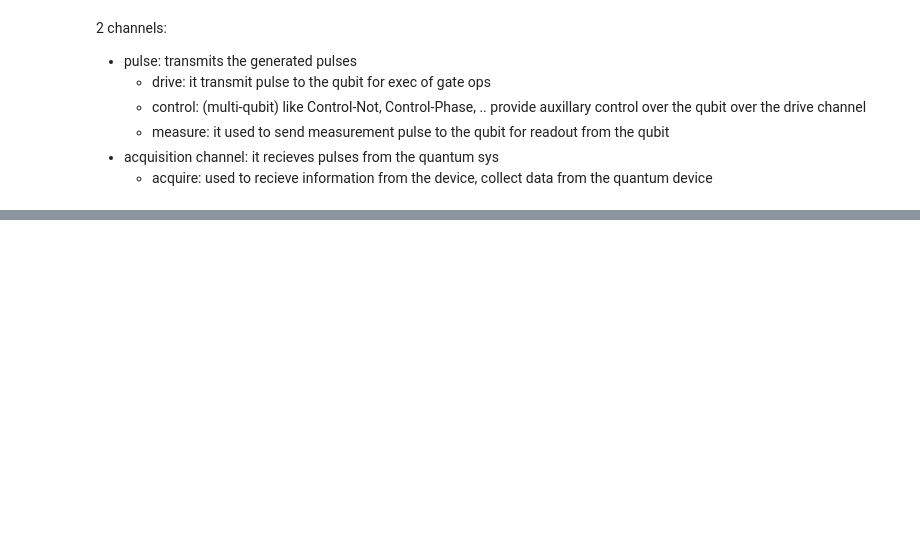
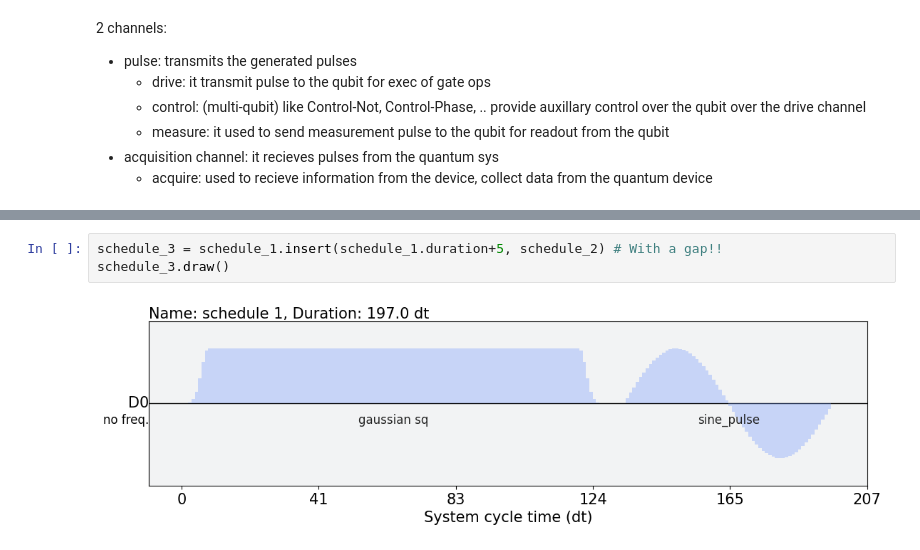
Before and after one commit to dipankardas011/Quantum-Coding, a Jupyter notebook: pulse-schedules.ipynb, the cells around one changed output, grey strips where cells are left out. Drawn from its saved outputs; the diff is of its cells as text; blank space fills up the shorter version.

```diff
--- a/pulse-schedules.ipynb
+++ b/pulse-schedules.ipynb
@@ -82,0 +95,5 @@ x.draw(show_waveform_info=True)
+# %%
+schedule_3 = schedule_1.insert(schedule_1.duration+5, schedule_2) # With a gap!!
+schedule_3.draw()
+# %% [output]
+[figure, added]
```
Also changed, not shown: parts of 9 cells of this notebook, 2 other files.
